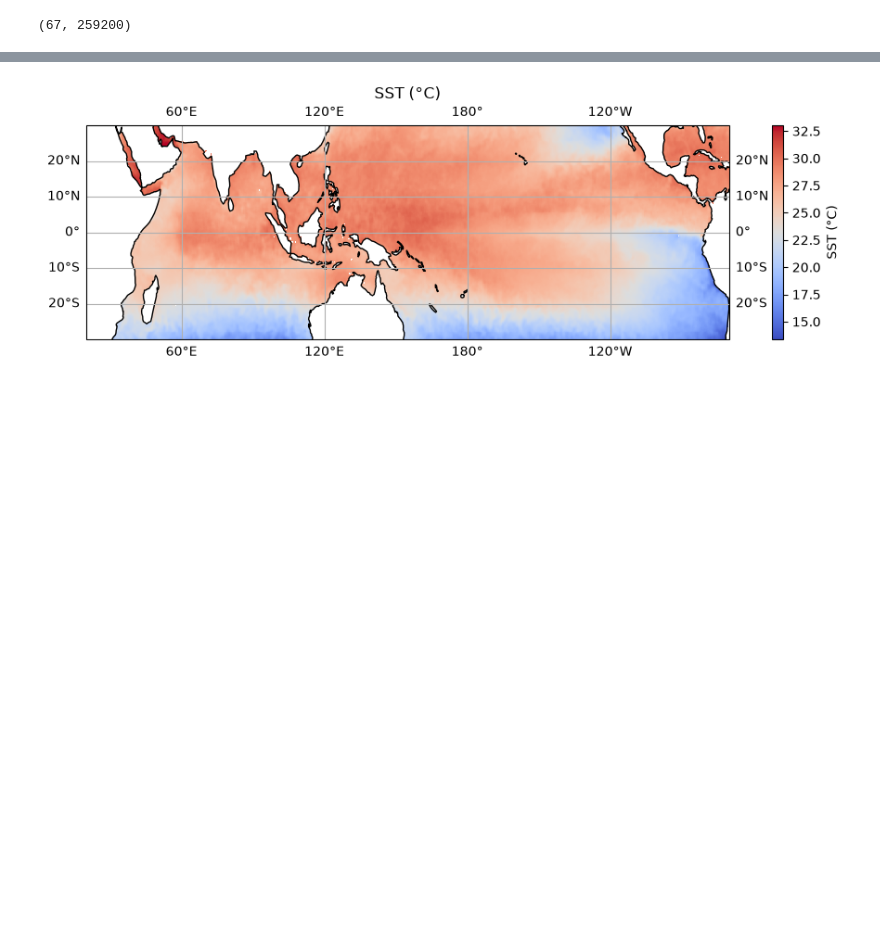
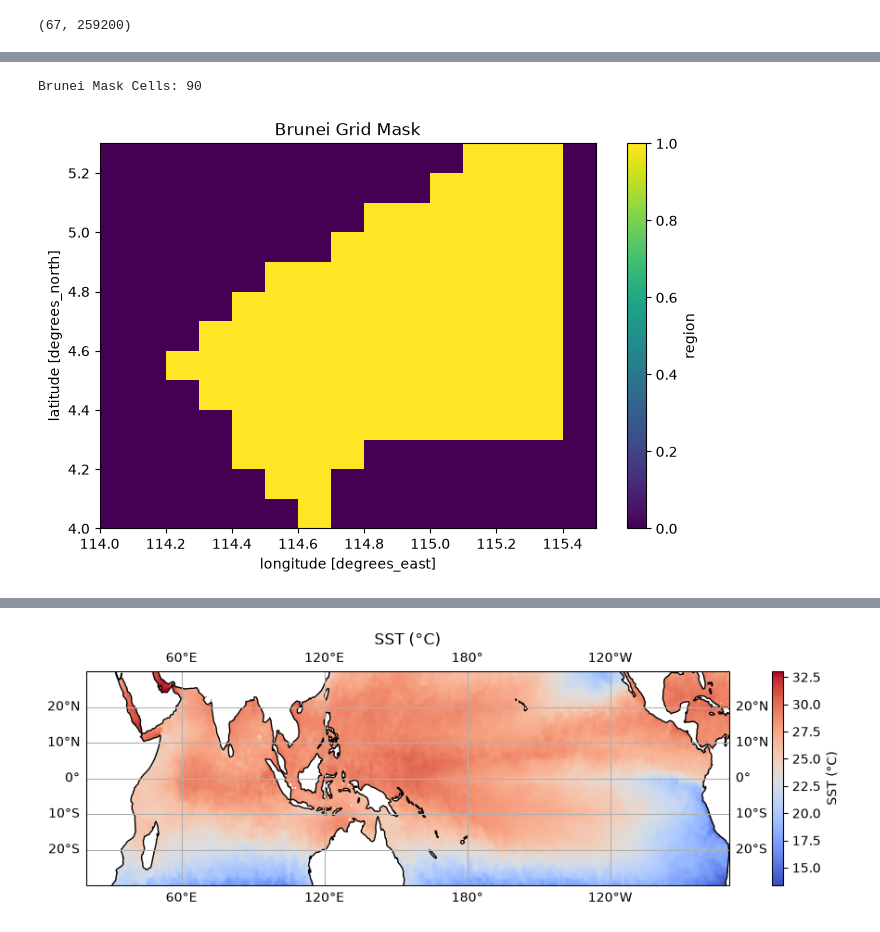
Before and after one commit to KuayTe0w/Climate-Data-Analysis, a Jupyter notebook: notebooks/preparation.ipynb, the cells around one changed output, grey strips where cells are left out. Cells and saved outputs as stored; diff of their text form; code cells hidden in the pictures; blank space fills up the shorter version.

```diff
--- a/notebooks/preparation.ipynb
+++ b/notebooks/preparation.ipynb
@@ -116,0 +154,6 @@ PCs_test = X_test_w @ VT_train.T
+# %%
+import regionmask
+
+mask = regionmask.mask_geopandas(brunei, pr.lon, pr.lat)
+
+mask
@@ -116,0 +178,16 @@ PCs_test = X_test_w @ VT_train.T
+# %%
+brunei_mask = ~mask.isnull()
+
+n_cells = int(brunei_mask.sum())
+print("Brunei Mask Cells:", n_cells)
+# %% [output]
+Brunei Mask Cells: 90
+# %%
+plt.figure(figsize=(8,5))
+
+brunei_mask.plot()
+
+plt.title('Brunei Grid Mask')
+plt.show()
+# %% [output]
+[figure, added]
```
Also changed, not shown: parts of 22 cells of this notebook.
